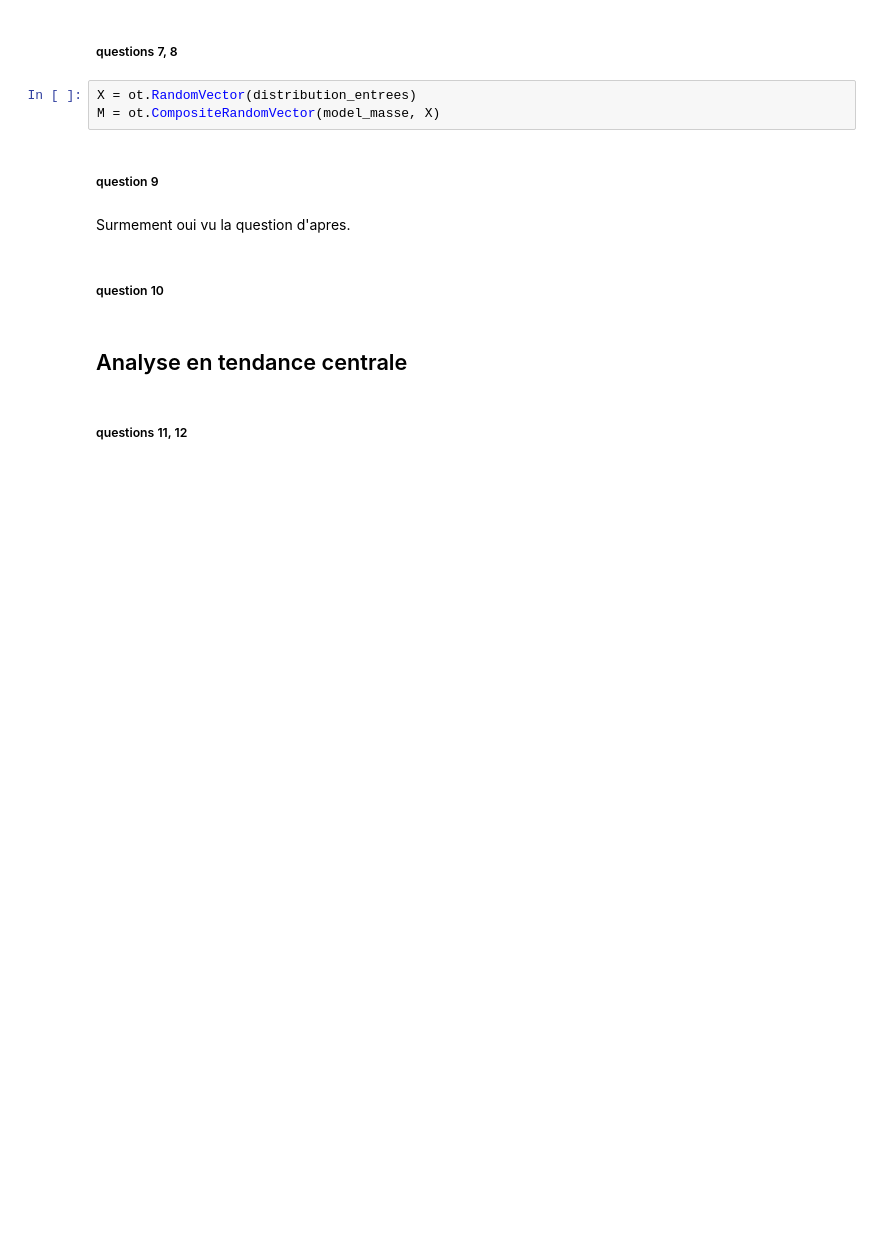
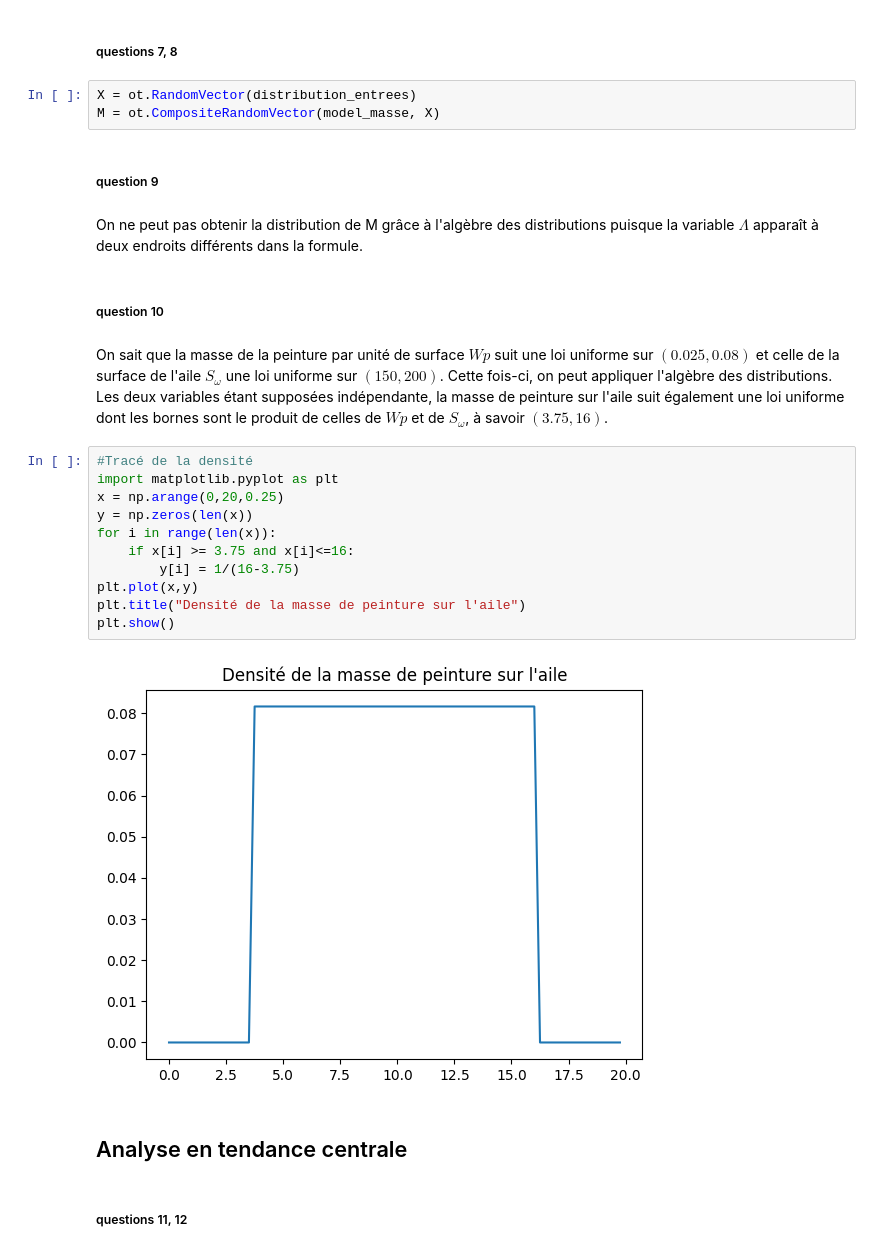
Before and after one commit to Gatienn/Projet_QI, a Jupyter notebook: projetQI.ipynb, the cells around one changed output. Cells and saved outputs as stored; diff of their text form; blank space fills up the shorter version.

```diff
--- a/projetQI.ipynb
+++ b/projetQI.ipynb
@@ -116,10 +122,26 @@ X = ot.RandomVector(distribution_entrees)
 M = ot.CompositeRandomVector(model_masse, X)
 # %% [markdown]
 ##### question 9
-# %% [markdown]
-Surmement oui vu la question d'apres.
+# %% [markdown]
+On ne peut pas obtenir la distribution de M grâce à l'algèbre des distributions puisque la variable $\Lambda$ apparaît à deux endroits différents dans la formule.
 # %% [markdown]
 ##### question 10
+# %% [markdown]
+On sait que la masse de la peinture par unité de surface $Wp$ suit une loi uniforme sur $(0.025,0.08)$ et celle de la surface de l'aile $S_\omega$ une loi uniforme sur $(150,200)$.
+Cette fois-ci, on peut appliquer l'algèbre des distributions. Les deux variables étant supposées indépendante, la masse de peinture sur l'aile suit également une loi uniforme dont les bornes sont le produit de celles de $Wp$ et de $S_\omega$, à savoir $(3.75, 16)$.
+# %%
+#Tracé de la densité
+import matplotlib.pyplot as plt
+x = np.arange(0,20,0.25)
+y = np.zeros(len(x))
+for i in range(len(x)):
+    if x[i] >= 3.75 and x[i]<=16:
+        y[i] = 1/(16-3.75)
+plt.plot(x,y)
+plt.title("Densité de la masse de peinture sur l'aile")
+plt.show()
+# %% [output]
+[figure, added]
 # %% [markdown]
 ## Analyse en tendance centrale
 # %% [markdown]
```
Also changed, not shown: parts of 20 cells of this notebook.
